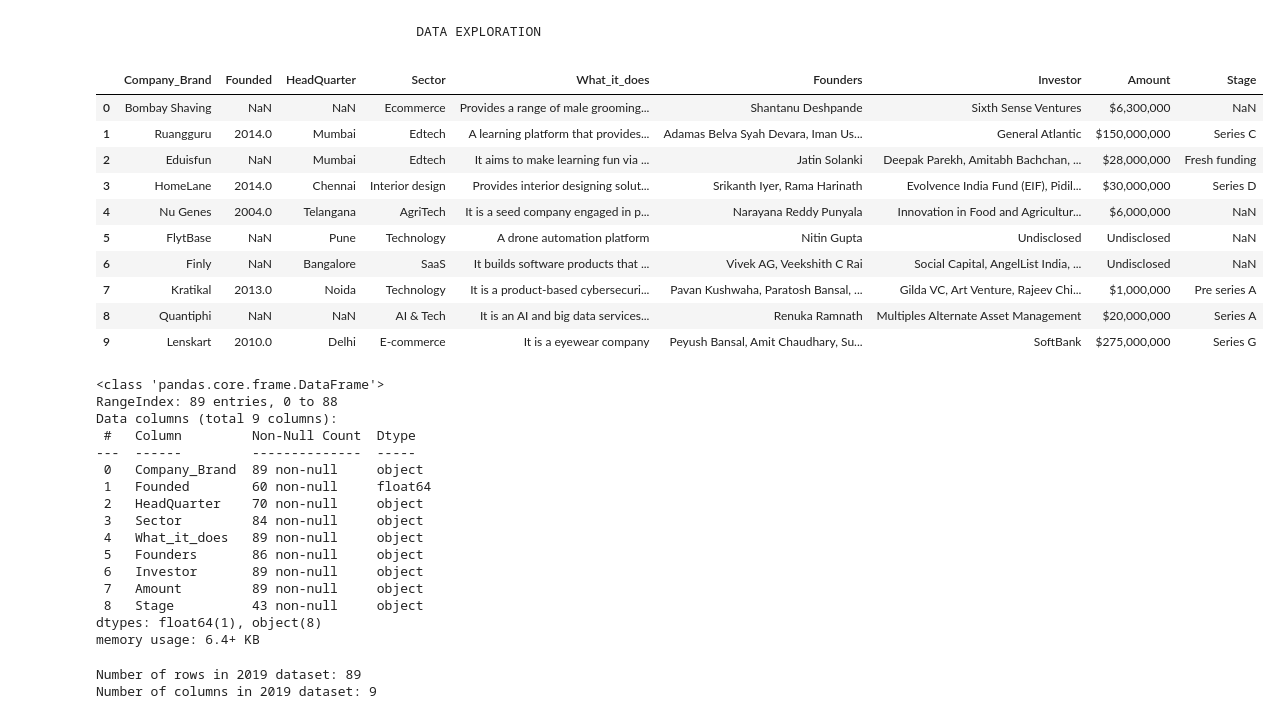
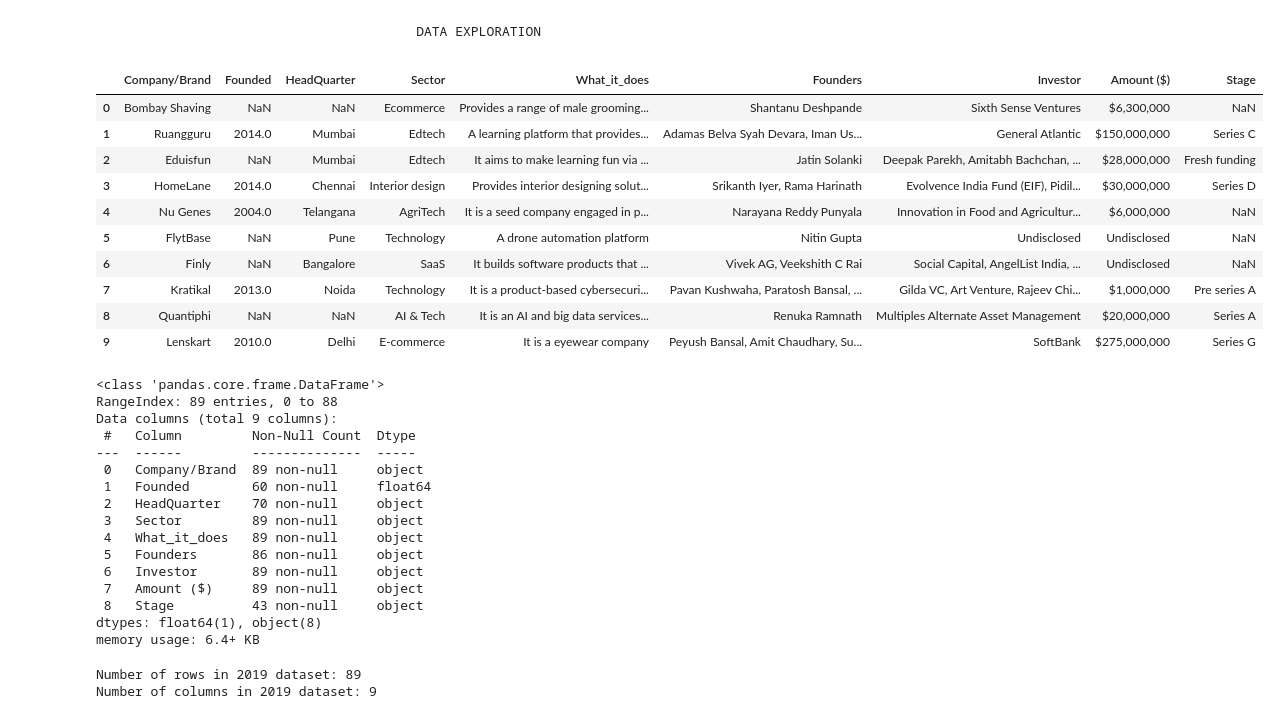
Before and after one commit to kaitany/Indian-Start-up-Ecosystem, a Jupyter notebook: Data_Cleaning_of_2019_Startup_Funding_Data.ipynb, the cells around one changed output. Drawn from its saved outputs; the diff is of its cells as text; code cells hidden in the pictures.

```diff
--- a/Data_Cleaning_of_2019_Startup_Funding_Data.ipynb
+++ b/Data_Cleaning_of_2019_Startup_Funding_Data.ipynb
@@ -9,18 +9,16 @@ import seaborn as sns
 import fuzzywuzzy
 # %%
 #loading of the csv dataset using the read_csv method.
-data = pd.read_csv("startup_funding2019 (clean_data).csv", encoding='latin-1')
+data = pd.read_csv("startup_funding2019.csv", encoding='latin-1')
 # %% [markdown]
                                            DATA EXPLORATION
 # %%
 
 #Preview of the first five data using head() method.
 
-df = data.head(10)
-
-df
+data.head(10)
 # %% [output]
-|  | Company_Brand | Founded | HeadQuarter | Sector | What_it_does | Founders | Investor | Amount | Stage |
+|  | Company/Brand | Founded | HeadQuarter | Sector | What_it_does | Founders | Investor | Amount ($) | Stage |
 | 0 | Bombay Shaving | NaN | NaN | Ecommerce | Provides a range of male grooming... | Shantanu Deshpande | Sixth Sense Ventures | $6,300,000 | NaN |
 | 1 | Ruangguru | 2014.0 | Mumbai | Edtech | A learning platform that provides... | Adamas Belva Syah Devara, Iman Us... | General Atlantic | $150,000,000 | Series C |
 | 2 | Eduisfun | NaN | Mumbai | Edtech | It aims to make learning fun via ... | Jatin Solanki | Deepak Parekh, Amitabh Bachchan, ... | $28,000,000 | Fresh funding |
@@ -41,14 +39,14 @@ RangeIndex: 89 entries, 0 to 88
 Data columns (total 9 columns):
  #   Column         Non-Null Count  Dtype
 ---  ------         --------------  -----
- 0   Company_Brand  89 non-null     object
+ 0   Company/Brand  89 non-null     object
  1   Founded        60 non-null     float64
  2   HeadQuarter    70 non-null     object
- 3   Sector         84 non-null     object
+ 3   Sector         89 non-null     object
  4   What_it_does   89 non-null     object
  5   Founders       86 non-null     object
  6   Investor       89 non-null     object
- 7   Amount         89 non-null     object
+ 7   Amount ($)     89 non-null     object
  8   Stage          43 non-null     object
 dtypes: float64(1), object(8)
 memory usage: 6.4+ KB
```
Also changed, not shown: parts of 32 cells of this notebook, 2 other files.
